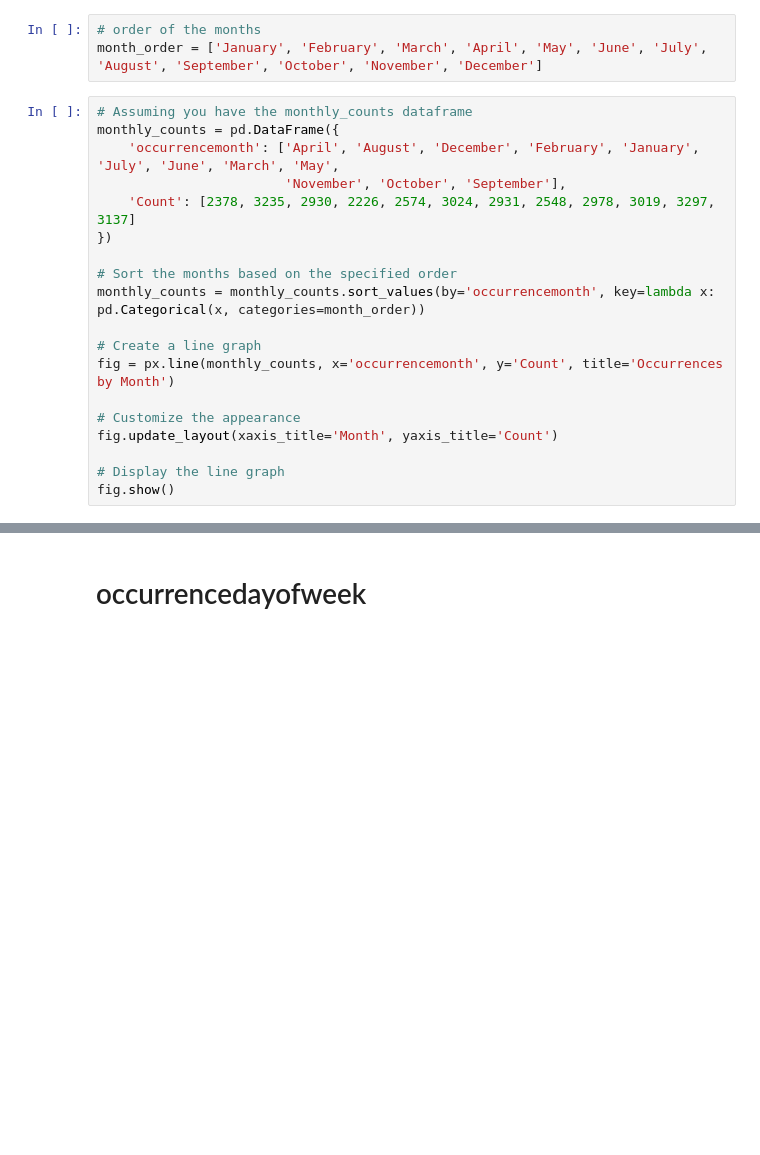
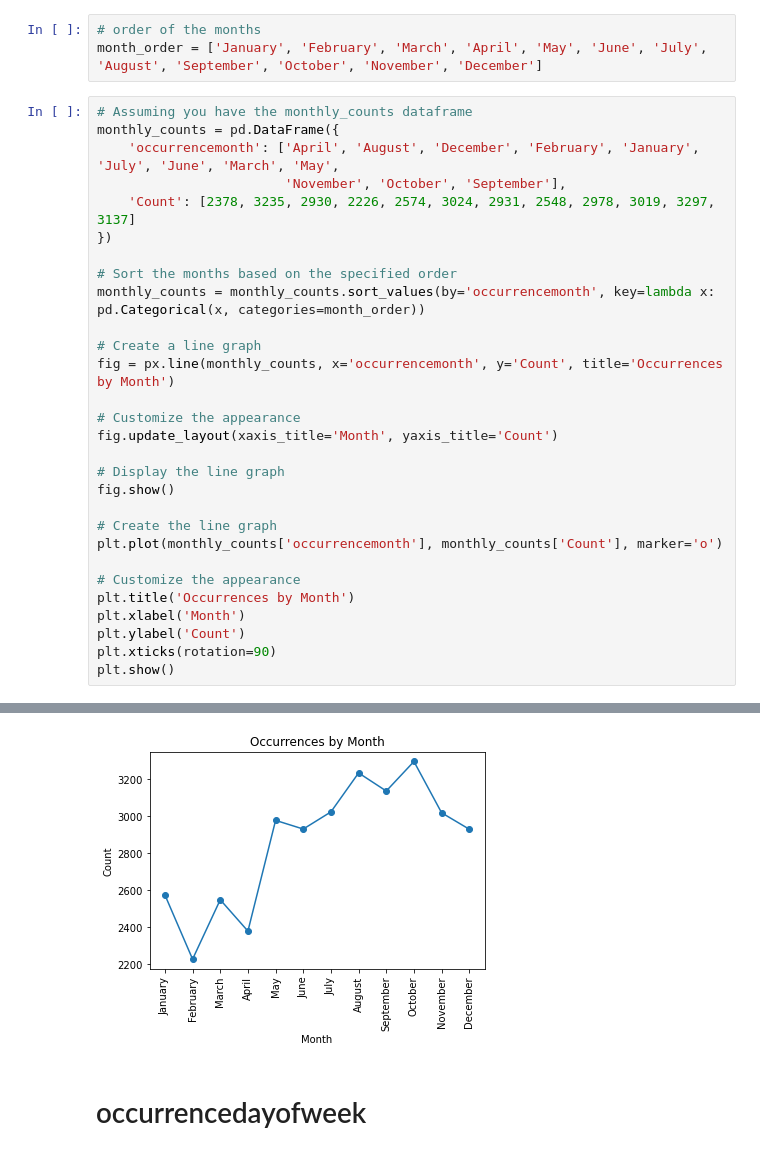
Before and after one commit to mandeeptoor10/Crime_rate, a Jupyter notebook: Toronto_crime.ipynb, the cells around one changed output, grey strips where cells are left out. Cells and saved outputs as stored; diff of their text form; blank space fills up the shorter version.

```diff
--- a/Toronto_crime.ipynb
+++ b/Toronto_crime.ipynb
@@ -161,24 +158,35 @@ month_order = ['January', 'February', 'March', 'April', 'May', 'June', 'July', '
 # %%
 # Assuming you have the monthly_counts dataframe
 monthly_counts = pd.DataFrame({
     'occurrencemonth': ['April', 'August', 'December', 'February', 'January', 'July', 'June', 'March', 'May',
                         'November', 'October', 'September'],
     'Count': [2378, 3235, 2930, 2226, 2574, 3024, 2931, 2548, 2978, 3019, 3297, 3137]
 })
 
 # Sort the months based on the specified order
 monthly_counts = monthly_counts.sort_values(by='occurrencemonth', key=lambda x: pd.Categorical(x, categories=month_order))
 
 # Create a line graph
 fig = px.line(monthly_counts, x='occurrencemonth', y='Count', title='Occurrences by Month')
 
 # Customize the appearance
 fig.update_layout(xaxis_title='Month', yaxis_title='Count')
 
 # Display the line graph
 fig.show()
+
+# Create the line graph
+plt.plot(monthly_counts['occurrencemonth'], monthly_counts['Count'], marker='o')
+
+# Customize the appearance
+plt.title('Occurrences by Month')
+plt.xlabel('Month')
+plt.ylabel('Count')
+plt.xticks(rotation=90)
+plt.show()
 # %% [output]
 [interactive output not drawn]
+[figure, added]
 # %% [markdown]
 # occurrencedayofweek
 # %%
```
Also changed, not shown: parts of 13 cells of this notebook.
